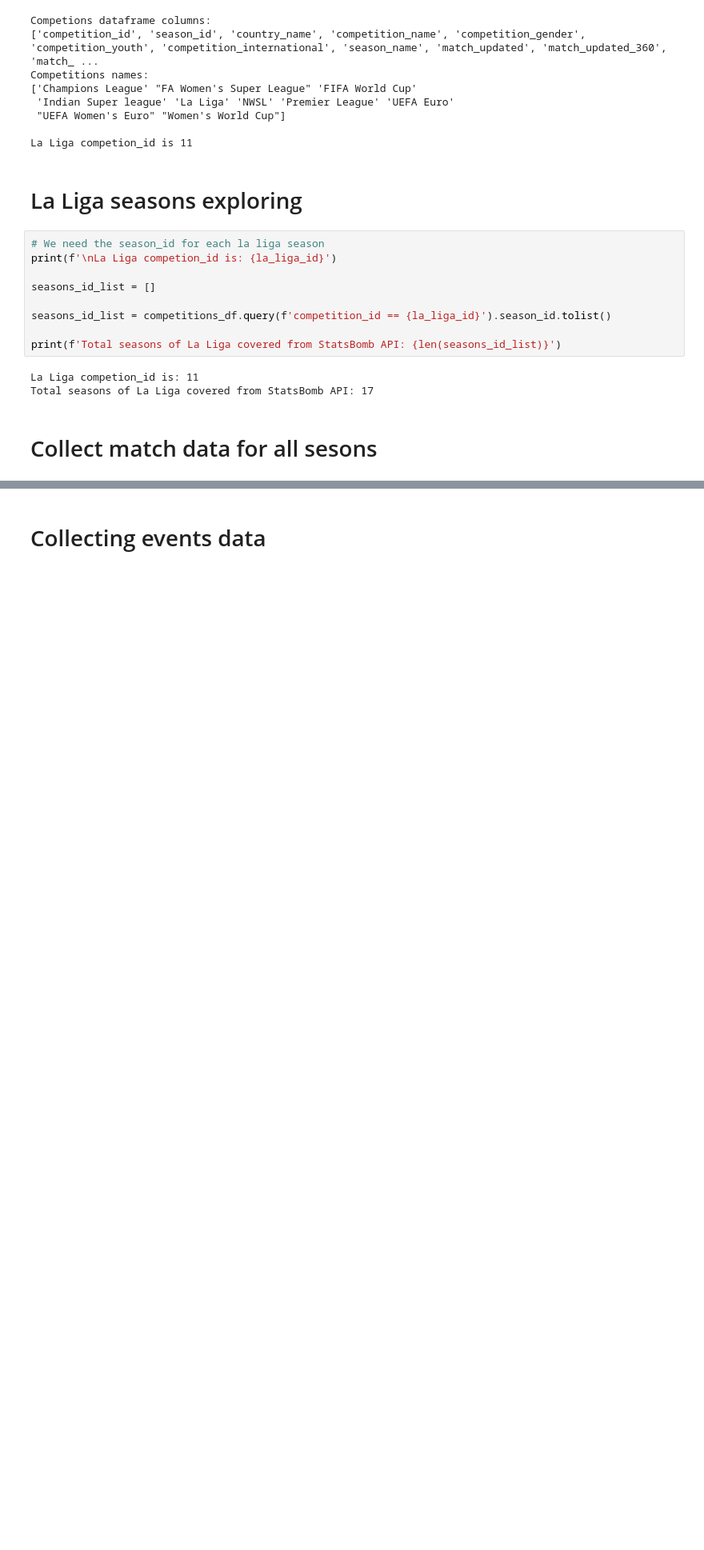
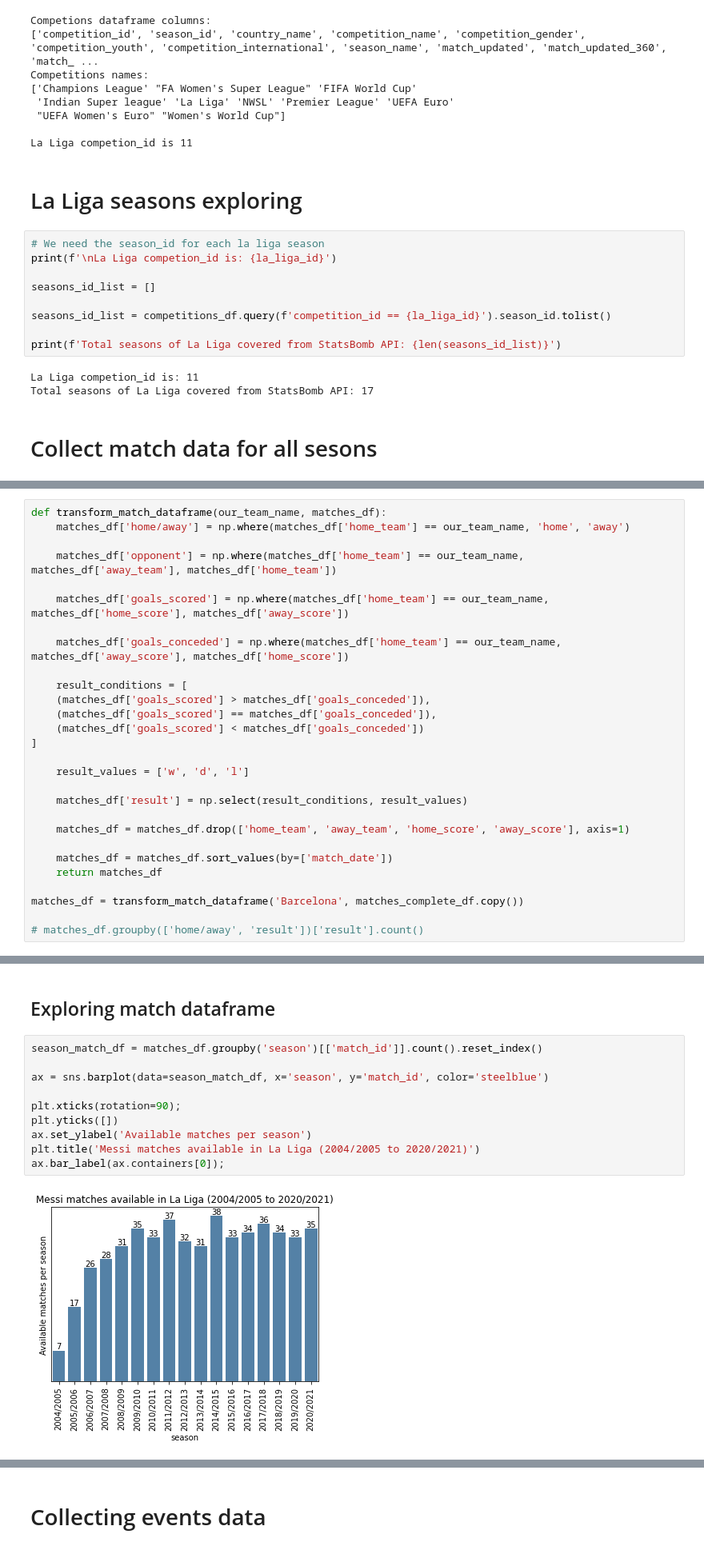
Before and after one commit to MichailPerdikopoulos/Barcelona-Shots---Football-Analytics, a Jupyter notebook: data_collection_messi.ipynb, the cells around one changed output, grey strips where cells are left out. Shown: that part at 80% size. Drawn from its saved outputs; the diff is of its cells as text; blank space fills up the shorter version.

Commit message:
transformed matches dataframe

```diff
--- a/data_collection_messi.ipynb
+++ b/data_collection_messi.ipynb
@@ -101,0 +124,28 @@ Season: 2004/2005, total Messi matches: 7
+# %%
+def transform_match_dataframe(our_team_name, matches_df):
+    matches_df['home/away'] = np.where(matches_df['home_team'] == our_team_name, 'home', 'away')
+
+    matches_df['opponent'] = np.where(matches_df['home_team'] == our_team_name, matches_df['away_team'], matches_df['home_team'])
+
+    matches_df['goals_scored'] = np.where(matches_df['home_team'] == our_team_name, matches_df['home_score'], matches_df['away_score'])
+
+    matches_df['goals_conceded'] = np.where(matches_df['home_team'] == our_team_name, matches_df['away_score'], matches_df['home_score'])
+
+    result_conditions = [
+    (matches_df['goals_scored'] > matches_df['goals_conceded']),
+    (matches_df['goals_scored'] == matches_df['goals_conceded']),
+    (matches_df['goals_scored'] < matches_df['goals_conceded'])
+]
+
+    result_values = ['w', 'd', 'l']
+
+    matches_df['result'] = np.select(result_conditions, result_values)
+
+    matches_df = matches_df.drop(['home_team', 'away_team', 'home_score', 'away_score'], axis=1)
+
+    matches_df = matches_df.sort_values(by=['match_date'])
+    return matches_df
+
+matches_df = transform_match_dataframe('Barcelona', matches_complete_df.copy())
+
+# matches_df.groupby(['home/away', 'result'])['result'].count()
@@ -101,0 +161,14 @@ Season: 2004/2005, total Messi matches: 7
+# %% [markdown]
+## Exploring match dataframe
+# %%
+season_match_df = matches_df.groupby('season')[['match_id']].count().reset_index()
+
+ax = sns.barplot(data=season_match_df, x='season', y='match_id', color='steelblue')
+
+plt.xticks(rotation=90);
+plt.yticks([])
+ax.set_ylabel('Available matches per season')
+plt.title('Messi matches available in La Liga (2004/2005 to 2020/2021)')
+ax.bar_label(ax.containers[0]);
+# %% [output]
+[figure, added]
```
Also changed, not shown: parts of 16 cells of this notebook.
